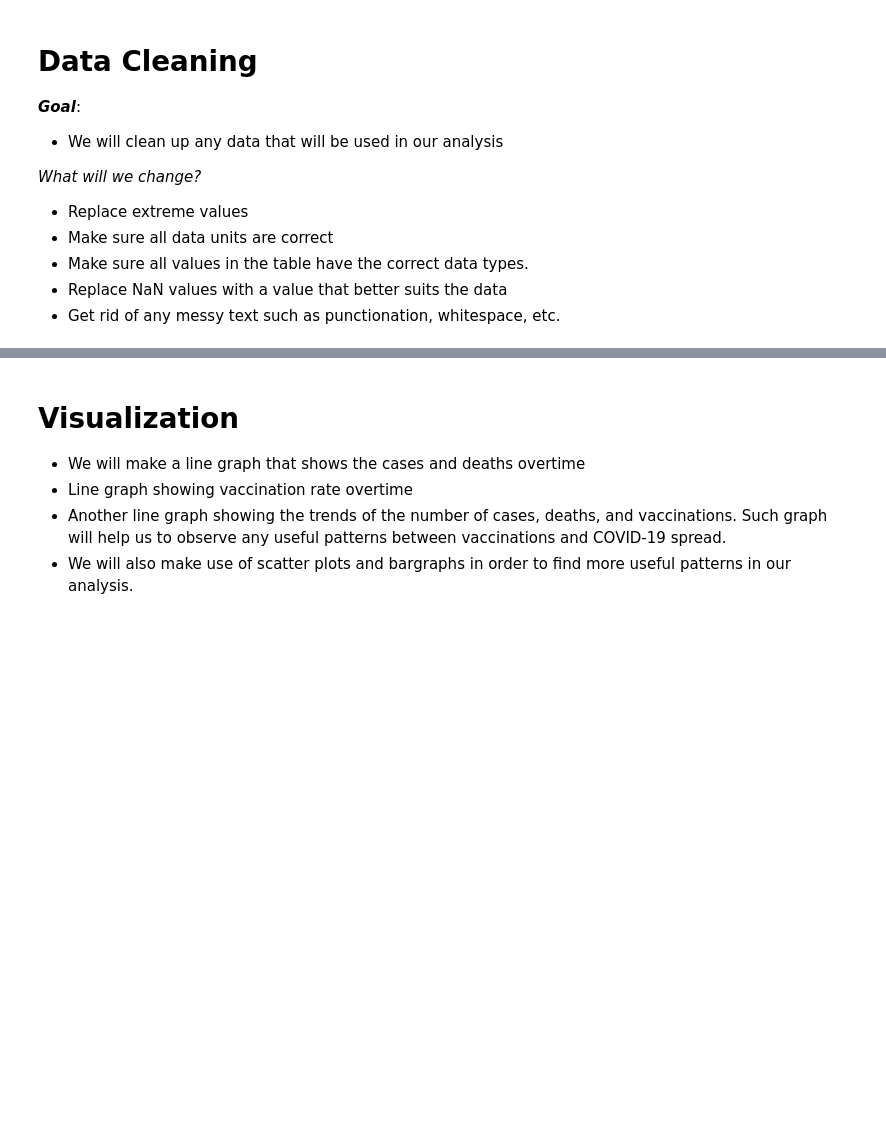
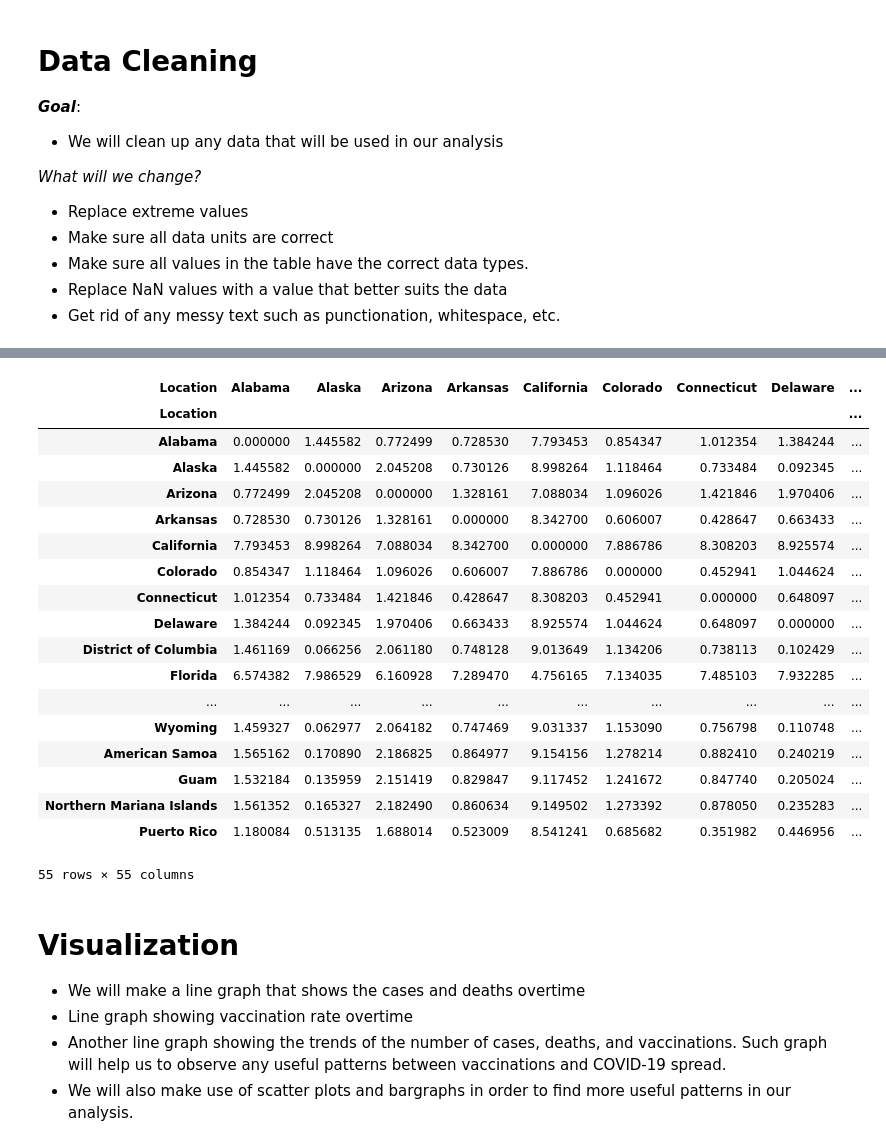
Before and after one commit to syao2017/Covid_Tracker, a Jupyter notebook: Project1.ipynb, the cells around one changed output, grey strips where cells are left out. Cells and saved outputs as stored; diff of their text form; code cells hidden in the pictures; blank space fills up the shorter version.

```diff
--- a/Project1.ipynb
+++ b/Project1.ipynb
@@ -168,3 +194,48 @@ df
+# %%
+#quantatify the data to make it usable
+quantative = data1.copy()
+columns = ['Number of COVID-19 Cases', 'Deaths from COVID-19', 'Total COVID-19 Vaccines Administered', 'Daily Change in Cumulative Deaths']
+
+#clean the data so that we remove all commas, and can convert to int values later
+quantative = quantative[:].astype('string')
+quantative = quantative.apply(lambda x: x.str.replace(',', ''))
+quantative[columns] = quantative.iloc[:, 1:].astype(int)
+dMatrix = pandas.DataFrame(index = quantative.Location, columns = quantative.Location, dtype = float)
+#create a copy so we can preserve the Locations column with all State names
+copy = quantative.copy()
+#set the index to be the state names
+quantative = quantative.set_index('Location')
+
+#normalize the data
+norm = (quantative - quantative.mean()) / quantative.std()
+norm
+#create a distance matrix so that we can see distance correlations between states
+for r in range(len(dMatrix.index)):
+    for c in range(r):
+        dMatrix.iloc[r, c] = dMatrix.iloc[c, r] = numpy.linalg.norm(norm.iloc[r] - norm.iloc[c])
+
+dMatrix = dMatrix.fillna(0)
+dMatrix
+# %% [output]
+| Location | Alabama | Alaska | Arizona | Arkansas | California | Colorado | Connecticut | Delaware | ... |
+| Location |  |  |  |  |  |  |  |  | ... |
+| Alabama | 0.000000 | 1.445582 | 0.772499 | 0.728530 | 7.793453 | 0.854347 | 1.012354 | 1.384244 | ... |
+| Alaska | 1.445582 | 0.000000 | 2.045208 | 0.730126 | 8.998264 | 1.118464 | 0.733484 | 0.092345 | ... |
+| Arizona | 0.772499 | 2.045208 | 0.000000 | 1.328161 | 7.088034 | 1.096026 | 1.421846 | 1.970406 | ... |
+| Arkansas | 0.728530 | 0.730126 | 1.328161 | 0.000000 | 8.342700 | 0.606007 | 0.428647 | 0.663433 | ... |
+| California | 7.793453 | 8.998264 | 7.088034 | 8.342700 | 0.000000 | 7.886786 | 8.308203 | 8.925574 | ... |
+| Colorado | 0.854347 | 1.118464 | 1.096026 | 0.606007 | 7.886786 | 0.000000 | 0.452941 | 1.044624 | ... |
+| Connecticut | 1.012354 | 0.733484 | 1.421846 | 0.428647 | 8.308203 | 0.452941 | 0.000000 | 0.648097 | ... |
+| Delaware | 1.384244 | 0.092345 | 1.970406 | 0.663433 | 8.925574 | 1.044624 | 0.648097 | 0.000000 | ... |
+| District of Columbia | 1.461169 | 0.066256 | 2.061180 | 0.748128 | 9.013649 | 1.134206 | 0.738113 | 0.102429 | ... |
+| Florida | 6.574382 | 7.986529 | 6.160928 | 7.289470 | 4.756165 | 7.134035 | 7.485103 | 7.932285 | ... |
+| ... | ... | ... | ... | ... | ... | ... | ... | ... | ... |
+| Wyoming | 1.459327 | 0.062977 | 2.064182 | 0.747469 | 9.031337 | 1.153090 | 0.756798 | 0.110748 | ... |
+| American Samoa | 1.565162 | 0.170890 | 2.186825 | 0.864977 | 9.154156 | 1.278214 | 0.882410 | 0.240219 | ... |
+| Guam | 1.532184 | 0.135959 | 2.151419 | 0.829847 | 9.117452 | 1.241672 | 0.847740 | 0.205024 | ... |
+| Northern Mariana Islands | 1.561352 | 0.165327 | 2.182490 | 0.860634 | 9.149502 | 1.273392 | 0.878050 | 0.235283 | ... |
+| Puerto Rico | 1.180084 | 0.513135 | 1.688014 | 0.523009 | 8.541241 | 0.685682 | 0.351982 | 0.446956 | ... |
+55 rows × 55 columns
 # %% [markdown]
 # Visualization
 
```
Also changed, not shown: parts of 9 cells of this notebook.
